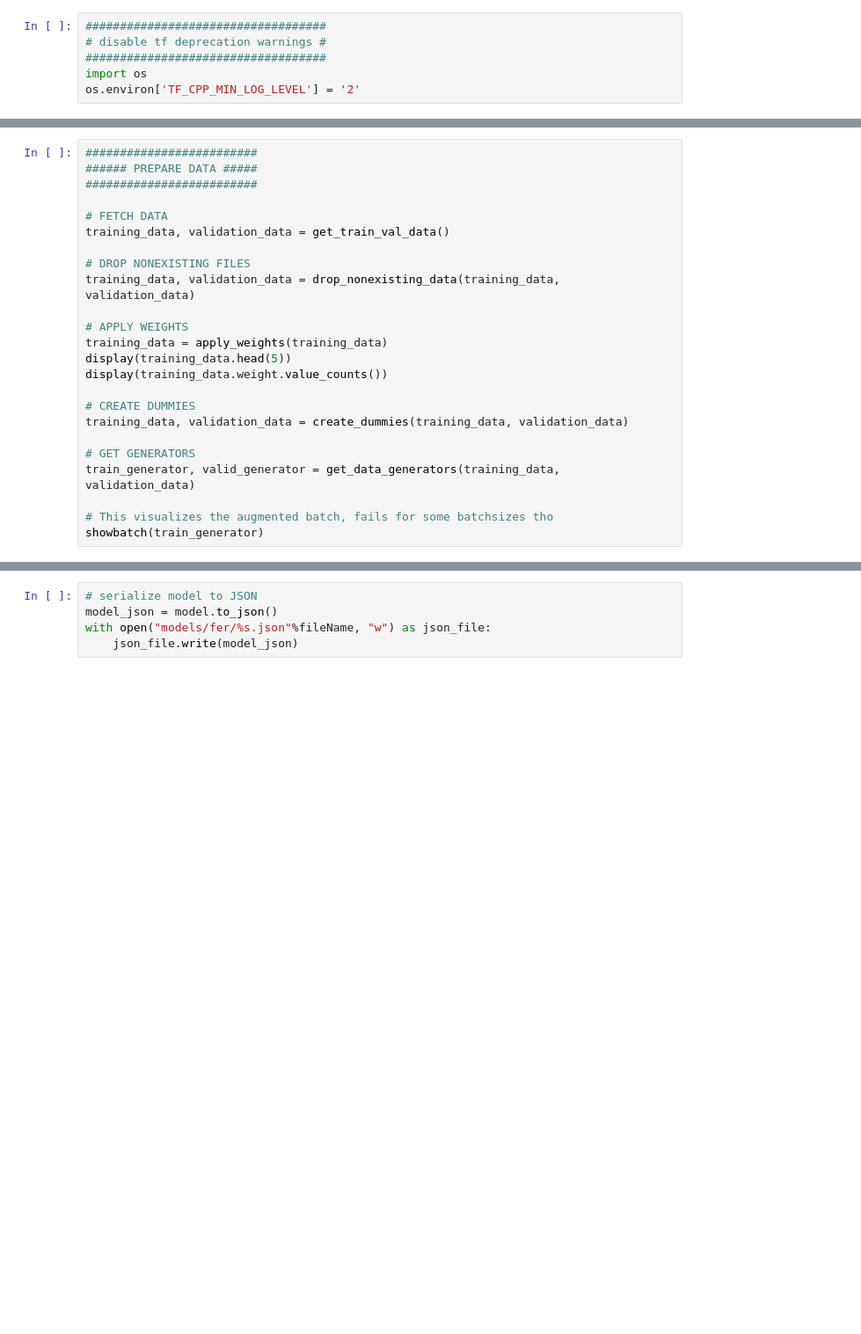
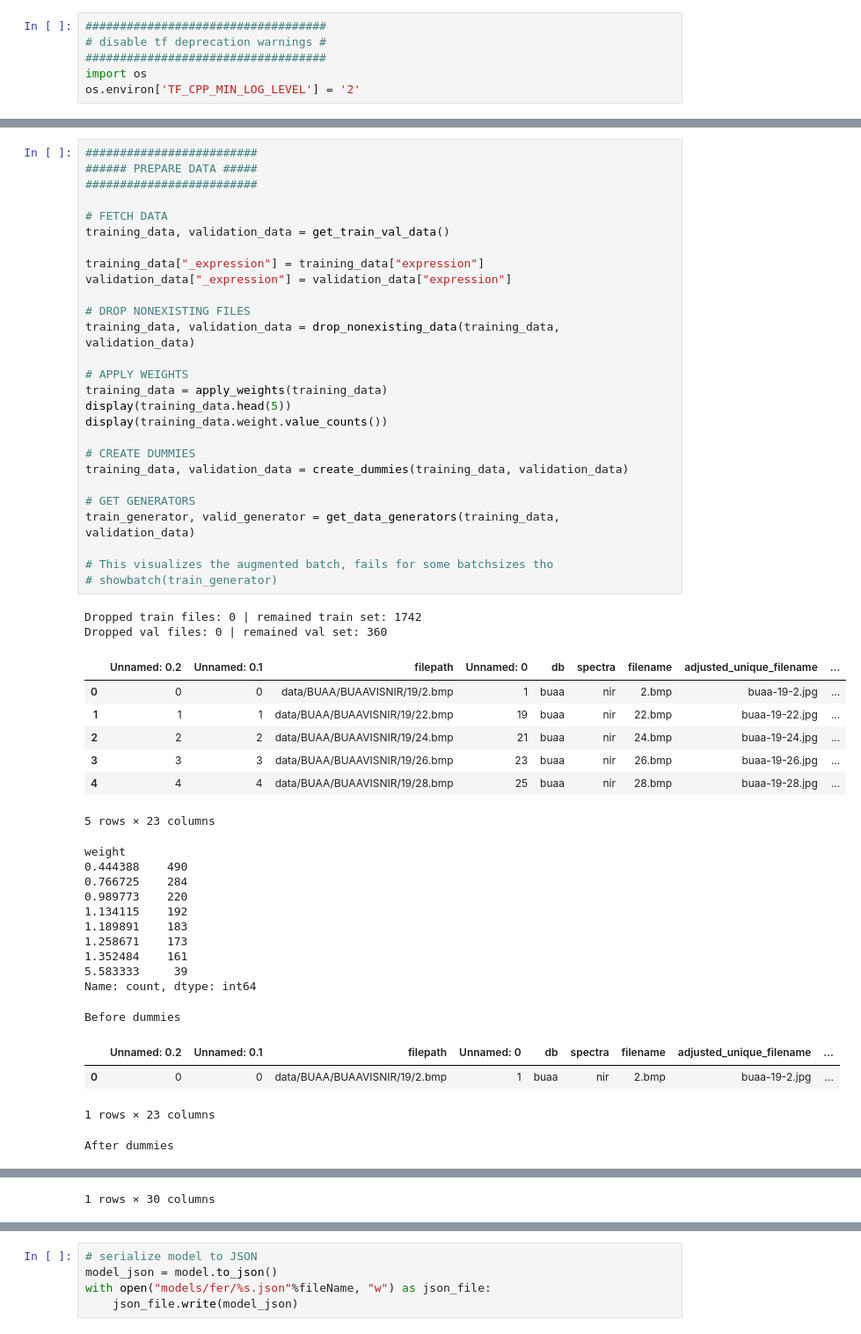
Before and after one commit to kalabto2/Facial-expression-analysis-from-NIR-image, a Jupyter notebook: training.ipynb, the cells around one changed output, grey strips where cells are left out. Shown at 88% size. Cells and saved outputs as stored; diff of their text form; blank space fills up the shorter version.

```diff
--- a/training.ipynb
+++ b/training.ipynb
@@ -258,24 +292,52 @@ else:
 # %%
 #########################
 ###### PREPARE DATA #####
 #########################
 
 # FETCH DATA
 training_data, validation_data = get_train_val_data()
+
+training_data["_expression"] = training_data["expression"]
+validation_data["_expression"] = validation_data["expression"]
 
 # DROP NONEXISTING FILES
 training_data, validation_data = drop_nonexisting_data(training_data, validation_data)
 
 # APPLY WEIGHTS
 training_data = apply_weights(training_data)
 display(training_data.head(5))
 display(training_data.weight.value_counts())
 
 # CREATE DUMMIES
 training_data, validation_data = create_dummies(training_data, validation_data)
 
 # GET GENERATORS
 train_generator, valid_generator = get_data_generators(training_data, validation_data)
 
 # This visualizes the augmented batch, fails for some batchsizes tho
-showbatch(train_generator)
+# showbatch(train_generator)
+# %% [output]
+Dropped train files: 0 | remained train set: 1742
+Dropped val files: 0 | remained val set: 360
+|  | Unnamed: 0.2 | Unnamed: 0.1 | filepath | Unnamed: 0 | db | spectra | filename | adjusted_unique_filename | ... |
+| 0 | 0 | 0 | data/BUAA/BUAAVISNIR/19/2.bmp | 1 | buaa | nir | 2.bmp | buaa-19-2.jpg | ... |
+| 1 | 1 | 1 | data/BUAA/BUAAVISNIR/19/22.bmp | 19 | buaa | nir | 22.bmp | buaa-19-22.jpg | ... |
+| 2 | 2 | 2 | data/BUAA/BUAAVISNIR/19/24.bmp | 21 | buaa | nir | 24.bmp | buaa-19-24.jpg | ... |
+| 3 | 3 | 3 | data/BUAA/BUAAVISNIR/19/26.bmp | 23 | buaa | nir | 26.bmp | buaa-19-26.jpg | ... |
+| 4 | 4 | 4 | data/BUAA/BUAAVISNIR/19/28.bmp | 25 | buaa | nir | 28.bmp | buaa-19-28.jpg | ... |
+5 rows × 23 columns
+weight
+0.444388    490
+0.766725    284
+0.989773    220
+1.134115    192
+1.189891    183
+1.258671    173
+1.352484    161
+5.583333     39
+Name: count, dtype: int64
+Before dummies
+|  | Unnamed: 0.2 | Unnamed: 0.1 | filepath | Unnamed: 0 | db | spectra | filename | adjusted_unique_filename | ... |
+| 0 | 0 | 0 | data/BUAA/BUAAVISNIR/19/2.bmp | 1 | buaa | nir | 2.bmp | buaa-19-2.jpg | ... |
+1 rows × 23 columns
+After dummies
@@ -281,0 +346 @@ showbatch(train_generator)
+1 rows × 30 columns
```
Also changed, not shown: parts of 13 cells of this notebook, 11 other files.
